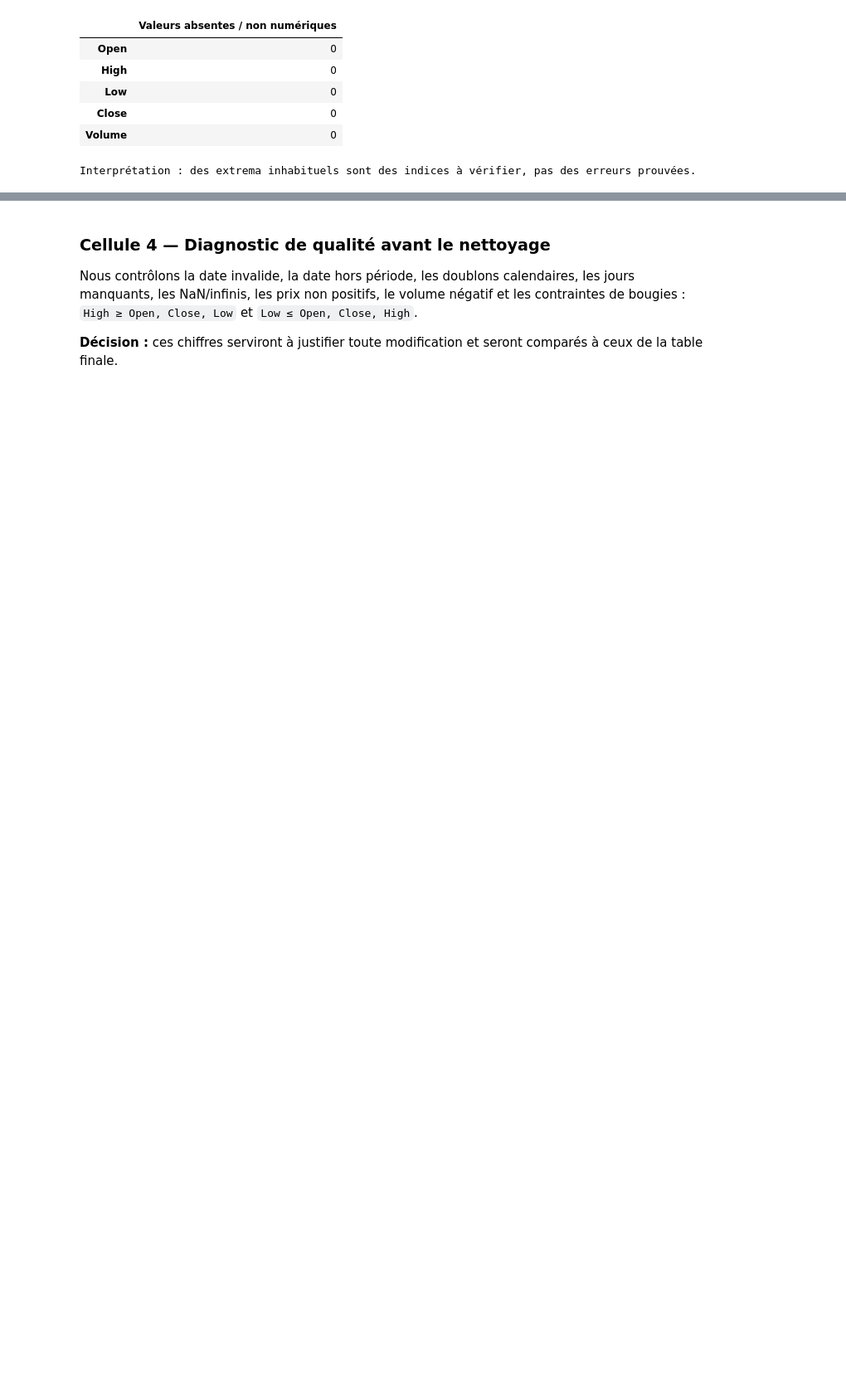
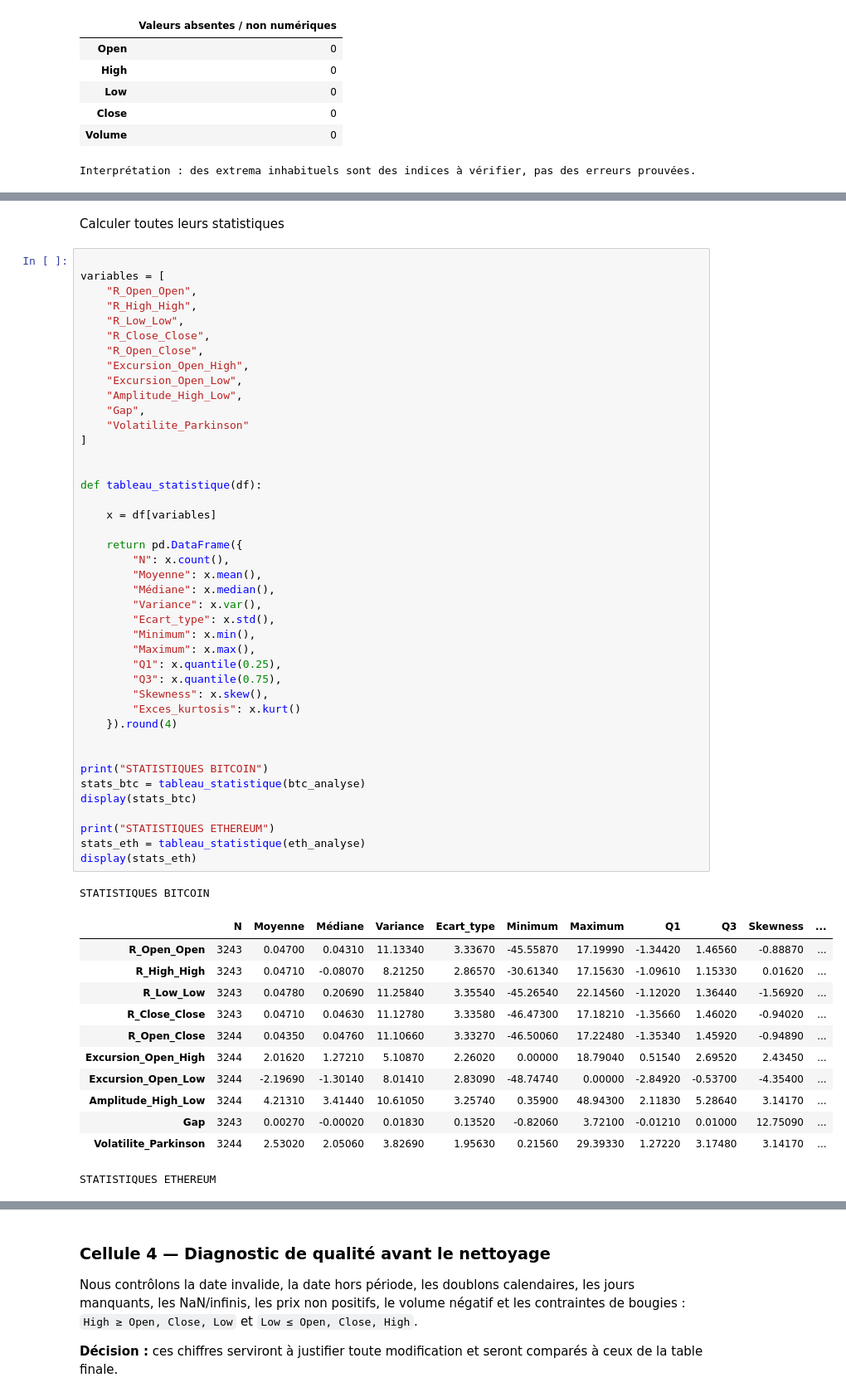
Before and after one commit to mokaddemwael/HMM_Crypto, a Jupyter notebook: notebooks/HMM_Crypto_CRISP_DM.ipynb, the cells around one changed output, grey strips where cells are left out. Shown at 83% size. Cells and saved outputs as stored; diff of their text form; blank space fills up the shorter version.

```diff
--- a/notebooks/HMM_Crypto_CRISP_DM.ipynb
+++ b/notebooks/HMM_Crypto_CRISP_DM.ipynb
@@ -197,0 +266,58 @@ Interprétation : des extrema inhabituels sont des indices à vérifier, pas des
+# %% [markdown]
+Calculer toutes leurs statistiques
+# %%
+
+variables = [
+    "R_Open_Open",
+    "R_High_High",
+    "R_Low_Low",
+    "R_Close_Close",
+    "R_Open_Close",
+    "Excursion_Open_High",
+    "Excursion_Open_Low",
+    "Amplitude_High_Low",
+    "Gap",
+    "Volatilite_Parkinson"
+]
+
+
+def tableau_statistique(df):
+
+    x = df[variables]
+
+    return pd.DataFrame({
+        "N": x.count(),
+        "Moyenne": x.mean(),
+        "Médiane": x.median(),
+        "Variance": x.var(),
+        "Ecart_type": x.std(),
+        "Minimum": x.min(),
+        "Maximum": x.max(),
+        "Q1": x.quantile(0.25),
+        "Q3": x.quantile(0.75),
+        "Skewness": x.skew(),
+        "Exces_kurtosis": x.kurt()
+    }).round(4)
+
+
+print("STATISTIQUES BITCOIN")
+stats_btc = tableau_statistique(btc_analyse)
+display(stats_btc)
+
+print("STATISTIQUES ETHEREUM")
+stats_eth = tableau_statistique(eth_analyse)
+display(stats_eth)
+# %% [output]
+STATISTIQUES BITCOIN
+|  | N | Moyenne | Médiane | Variance | Ecart_type | Minimum | Maximum | Q1 | Q3 | Skewness | ... |
+| R_Open_Open | 3243 | 0.04700 | 0.04310 | 11.13340 | 3.33670 | -45.55870 | 17.19990 | -1.34420 | 1.46560 | -0.88870 | ... |
+| R_High_High | 3243 | 0.04710 | -0.08070 | 8.21250 | 2.86570 | -30.61340 | 17.15630 | -1.09610 | 1.15330 | 0.01620 | ... |
+| R_Low_Low | 3243 | 0.04780 | 0.20690 | 11.25840 | 3.35540 | -45.26540 | 22.14560 | -1.12020 | 1.36440 | -1.56920 | ... |
+| R_Close_Close | 3243 | 0.04710 | 0.04630 | 11.12780 | 3.33580 | -46.47300 | 17.18210 | -1.35660 | 1.46020 | -0.94020 | ... |
+| R_Open_Close | 3244 | 0.04350 | 0.04760 | 11.10660 | 3.33270 | -46.50060 | 17.22480 | -1.35340 | 1.45920 | -0.94890 | ... |
+| Excursion_Open_High | 3244 | 2.01620 | 1.27210 | 5.10870 | 2.26020 | 0.00000 | 18.79040 | 0.51540 | 2.69520 | 2.43450 | ... |
+| Excursion_Open_Low | 3244 | -2.19690 | -1.30140 | 8.01410 | 2.83090 | -48.74740 | 0.00000 | -2.84920 | -0.53700 | -4.35400 | ... |
+| Amplitude_High_Low | 3244 | 4.21310 | 3.41440 | 10.61050 | 3.25740 | 0.35900 | 48.94300 | 2.11830 | 5.28640 | 3.14170 | ... |
+| Gap | 3243 | 0.00270 | -0.00020 | 0.01830 | 0.13520 | -0.82060 | 3.72100 | -0.01210 | 0.01000 | 12.75090 | ... |
+| Volatilite_Parkinson | 3244 | 2.53020 | 2.05060 | 3.82690 | 1.95630 | 0.21560 | 29.39330 | 1.27220 | 3.17480 | 3.14170 | ... |
+STATISTIQUES ETHEREUM
```
Also changed, not shown: parts of 8 cells of this notebook.
